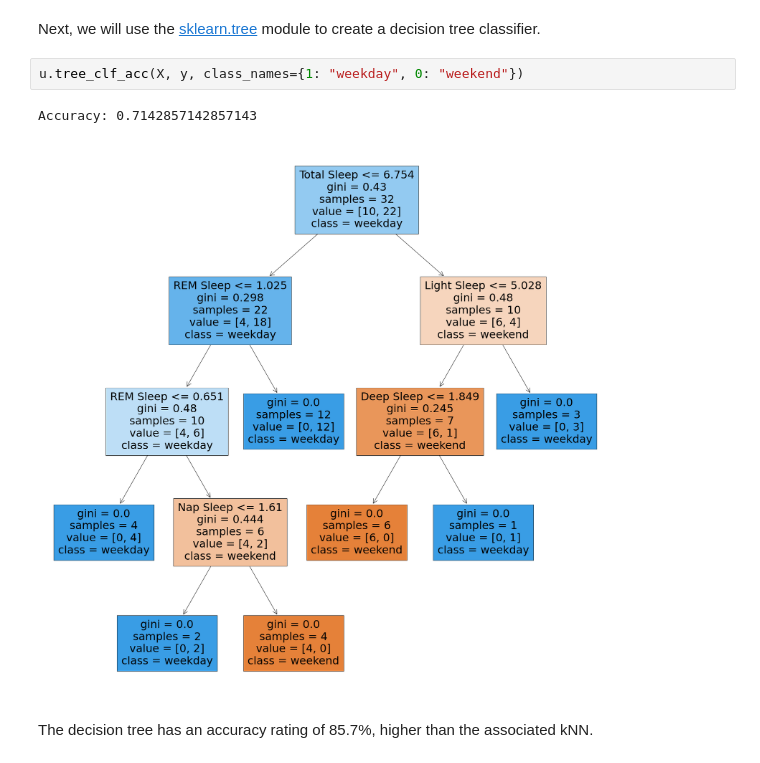
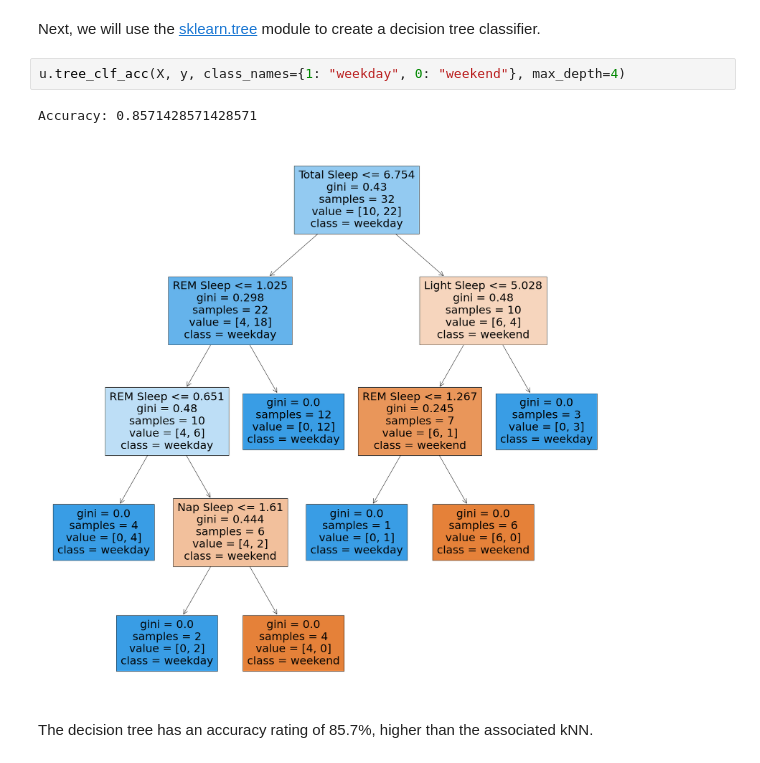
Before and after one commit to Lturner4/Sleep_vs_School, a Jupyter notebook: Sleep_vs_School.ipynb, the cells around one changed output. Cells and saved outputs as stored; diff of their text form.

```diff
--- a/Sleep_vs_School.ipynb
+++ b/Sleep_vs_School.ipynb
@@ -396,10 +396,10 @@ Decision Tree
 # %% [markdown]
 Next, we will use the [sklearn.tree](https://scikit-learn.org/stable/modules/generated/sklearn.tree.DecisionTreeClassifier.html) module to create a decision tree classifier.
 # %%
-u.tree_clf_acc(X, y, class_names={1: "weekday", 0: "weekend"})
+u.tree_clf_acc(X, y, class_names={1: "weekday", 0: "weekend"}, max_depth=4)
 # %% [output]
-Accuracy: 0.7142857142857143
+Accuracy: 0.8571428571428571
-[figure, old version]
+[figure, new version]
 # %% [markdown]
 The decision tree has an accuracy rating of 85.7%, higher than the associated kNN.
 # %% [markdown]
```
Also changed, not shown: parts of 1 cell of this notebook, 1 other file.
